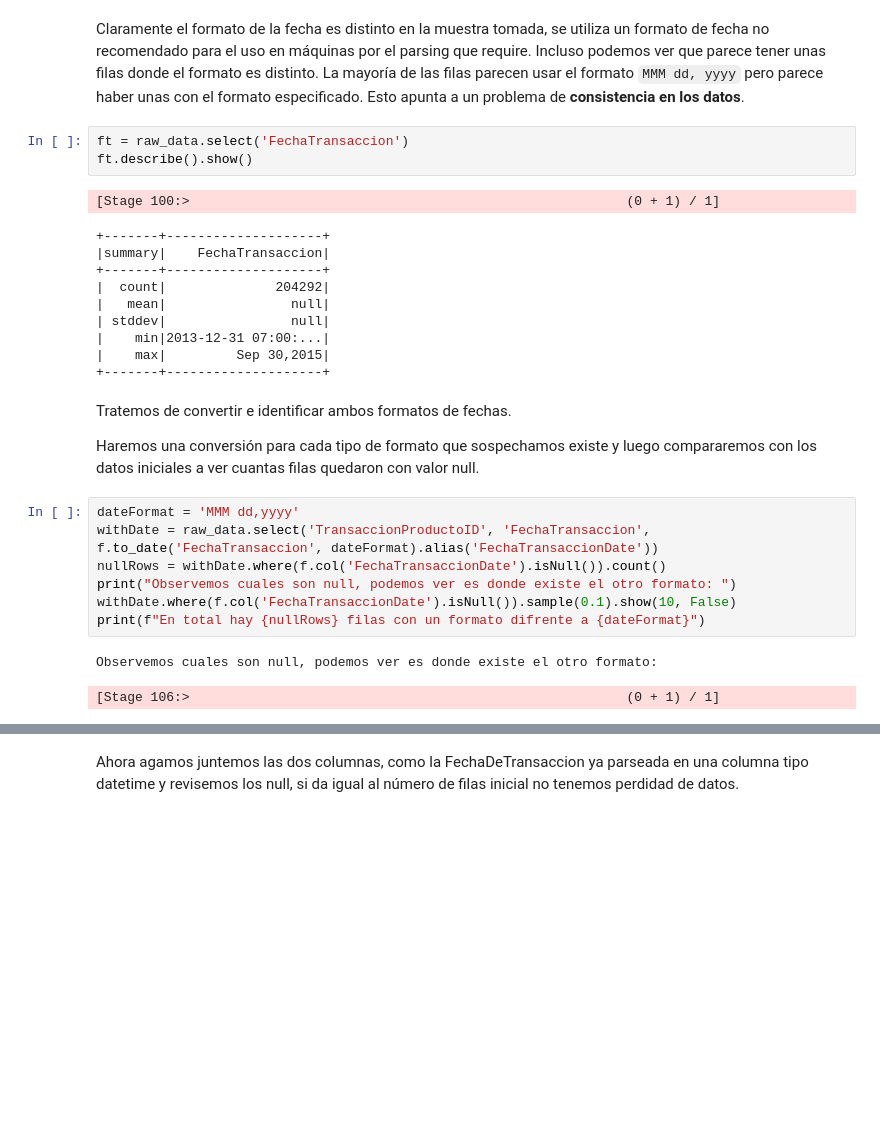
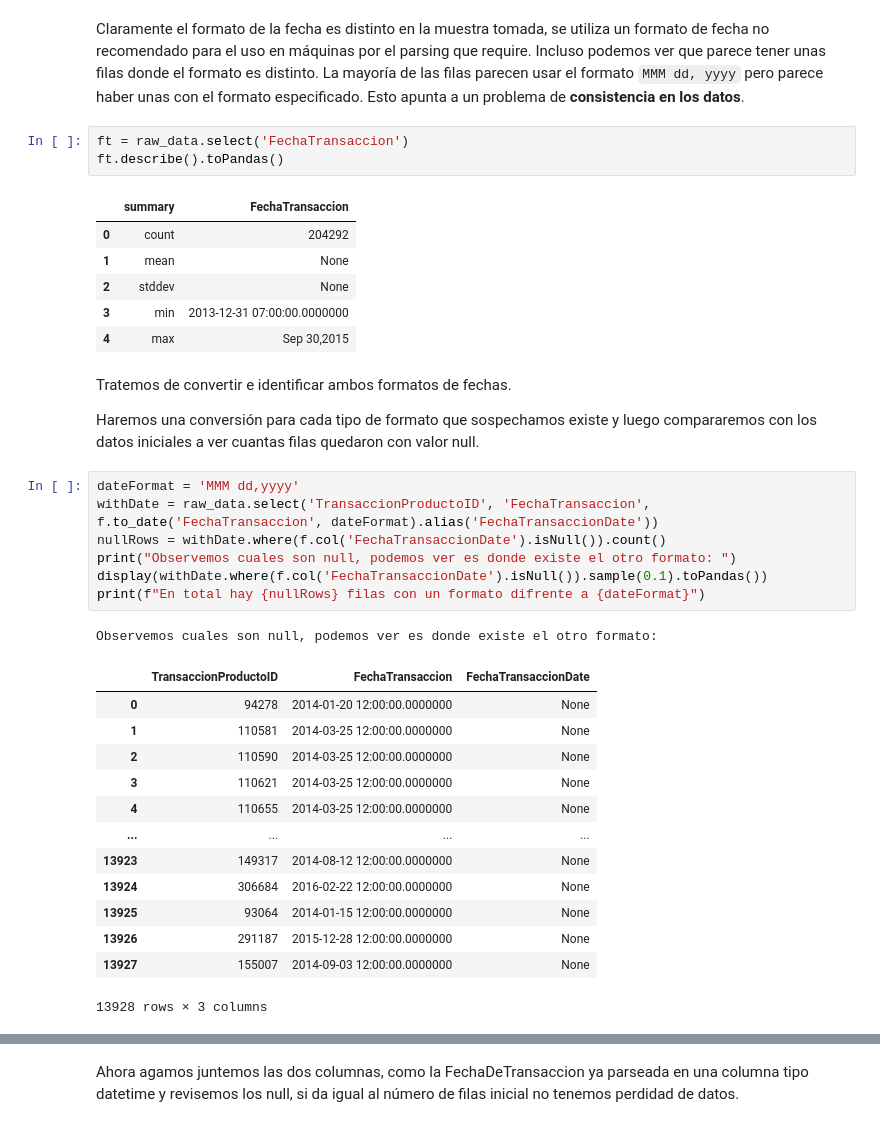
Before and after one commit to muniter/guias, a Jupyter notebook: docs/entregas/Entendimiento_datos.ipynb, the cells around one changed output, grey strips where cells are left out. Cells and saved outputs as stored; diff of their text form; blank space fills up the shorter version.

```diff
--- a/docs/entregas/Entendimiento_datos.ipynb
+++ b/docs/entregas/Entendimiento_datos.ipynb
@@ -161,18 +149,14 @@ only showing top 10 rows
 Claramente el formato de la fecha es distinto en la muestra tomada, se utiliza un formato de fecha no recomendado para el uso en máquinas por el parsing que require. Incluso podemos ver que parece tener unas filas donde el formato es distinto. La mayoría de las filas parecen usar el formato `MMM dd, yyyy` pero parece haber unas con el formato especificado. Esto apunta a un problema de **consistencia en los datos**.
 # %%
 ft = raw_data.select('FechaTransaccion')
-ft.describe().show()
+ft.describe().toPandas()
 # %% [output]
-[Stage 100:>                                                        (0 + 1) / 1]
-+-------+--------------------+
-|summary|    FechaTransaccion|
-+-------+--------------------+
-|  count|              204292|
-|   mean|                null|
-| stddev|                null|
-|    min|2013-12-31 07:00:...|
-|    max|         Sep 30,2015|
-+-------+--------------------+
+|  | summary | FechaTransaccion |
+| 0 | count | 204292 |
+| 1 | mean | None |
+| 2 | stddev | None |
+| 3 | min | 2013-12-31 07:00:00.0000000 |
+| 4 | max | Sep 30,2015 |
 # %% [markdown]
 Tratemos de convertir e identificar ambos formatos de fechas.
 
@@ -180,10 +164,22 @@ Haremos una conversión para cada tipo de formato que sospechamos existe y luego
 # %%
 dateFormat = 'MMM dd,yyyy'
 withDate = raw_data.select('TransaccionProductoID', 'FechaTransaccion', f.to_date('FechaTransaccion', dateFormat).alias('FechaTransaccionDate'))
 nullRows = withDate.where(f.col('FechaTransaccionDate').isNull()).count()
 print("Observemos cuales son null, podemos ver es donde existe el otro formato: ")
-withDate.where(f.col('FechaTransaccionDate').isNull()).sample(0.1).show(10, False)
+display(withDate.where(f.col('FechaTransaccionDate').isNull()).sample(0.1).toPandas())
 print(f"En total hay {nullRows} filas con un formato difrente a {dateFormat}")
 # %% [output]
 Observemos cuales son null, podemos ver es donde existe el otro formato:
+|  | TransaccionProductoID | FechaTransaccion | FechaTransaccionDate |
+| 0 | 94278 | 2014-01-20 12:00:00.0000000 | None |
+| 1 | 110581 | 2014-03-25 12:00:00.0000000 | None |
+| 2 | 110590 | 2014-03-25 12:00:00.0000000 | None |
+| 3 | 110621 | 2014-03-25 12:00:00.0000000 | None |
+| 4 | 110655 | 2014-03-25 12:00:00.0000000 | None |
+| ... | ... | ... | ... |
+| 13923 | 149317 | 2014-08-12 12:00:00.0000000 | None |
+| 13924 | 306684 | 2016-02-22 12:00:00.0000000 | None |
+| 13925 | 93064 | 2014-01-15 12:00:00.0000000 | None |
+| 13926 | 291187 | 2015-12-28 12:00:00.0000000 | None |
+| 13927 | 155007 | 2014-09-03 12:00:00.0000000 | None |
-[Stage 106:>                                                        (0 + 1) / 1]
+13928 rows × 3 columns
```
Also changed, not shown: parts of 12 cells of this notebook.
